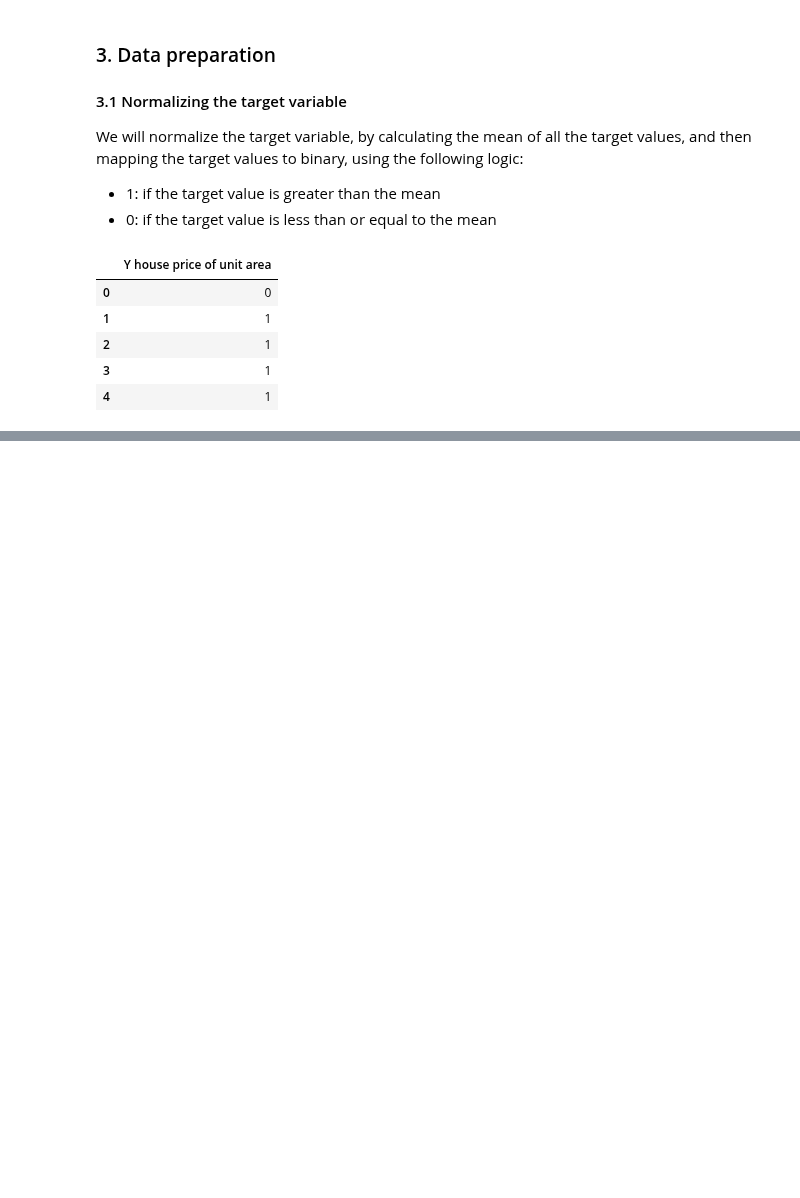
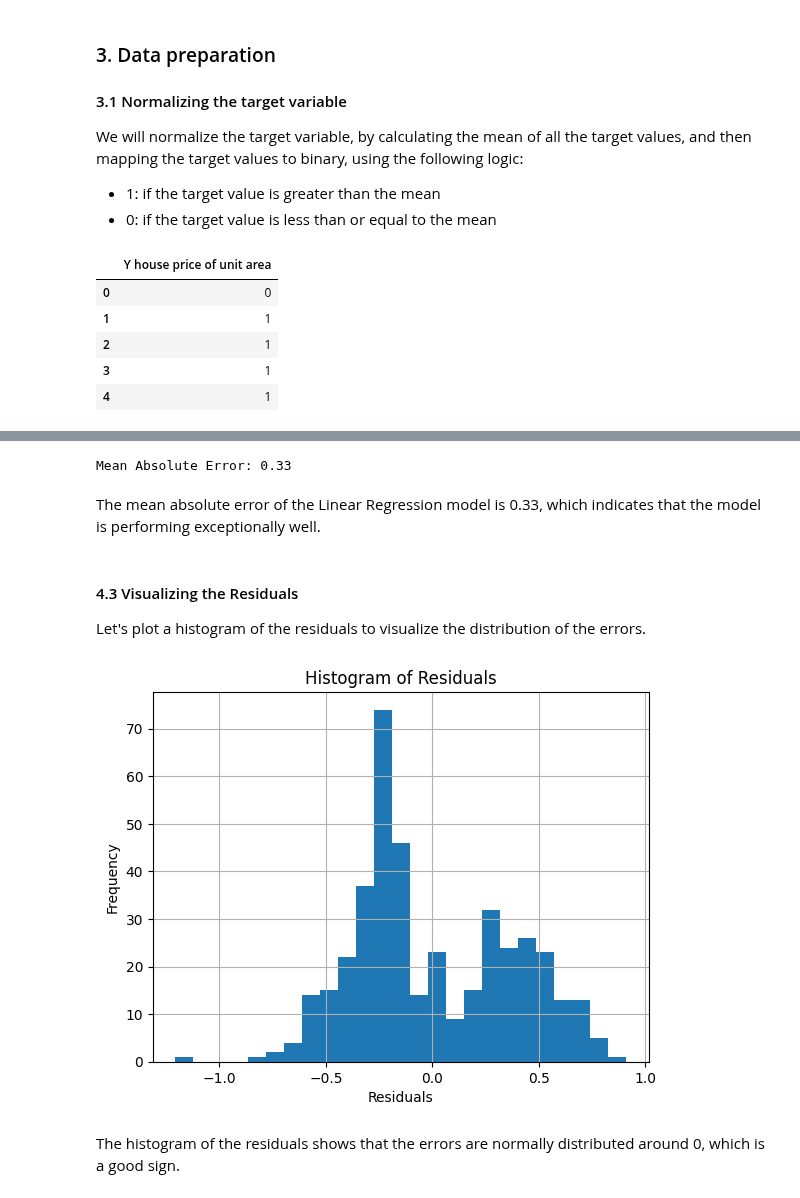
Before and after one commit to Group-6-Software-Development/Data-Handling-and-Machine-Learning, a Jupyter notebook: home_assignments/Task_4-Linear-and-Logistic-Regression.ipynb, the cells around one changed output, grey strips where cells are left out. Saved outputs shown, nothing was run; the diff lists cells and outputs as text; code cells hidden in the pictures; blank space fills up the shorter version.

```diff
--- a/home_assignments/Task_4-Linear-and-Logistic-Regression.ipynb
+++ b/home_assignments/Task_4-Linear-and-Logistic-Regression.ipynb
@@ -112,0 +121,4 @@ targets.head()
+# %%
+# Create a linear regression model
+model = LinearRegression()
+model.fit(features, targets)
@@ -112,0 +134,28 @@ targets.head()
+# %%
+# Make predictions
+predictions = model.predict(features)
+
+# Calculate the mean absolute error
+mae = mean_absolute_error(targets, predictions)
+
+# Display the mean absolute error
+print(f"Mean Absolute Error: {mae:.2f}")
+# %% [output]
+Mean Absolute Error: 0.33
+# %% [markdown]
+The mean absolute error of the Linear Regression model is 0.33, which indicates that the model is performing exceptionally well.
+# %% [markdown]
+#### 4.3 Visualizing the Residuals
+
+Let's plot a histogram of the residuals to visualize the distribution of the errors.
+# %%
+plt.hist(predictions - targets, bins=25)
+plt.xlabel('Residuals')
+plt.ylabel('Frequency')
+plt.title('Histogram of Residuals')
+plt.grid(True)
+plt.show()
+# %% [output]
+[figure, added]
+# %% [markdown]
+The histogram of the residuals shows that the errors are normally distributed around 0, which is a good sign.
```
Also changed, not shown: parts of 8 cells of this notebook.
